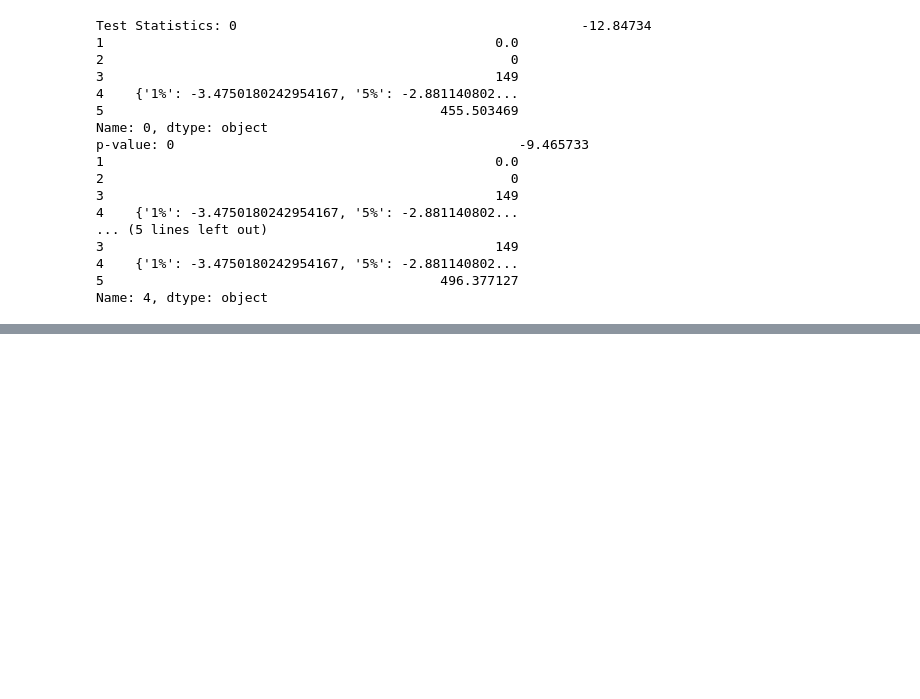
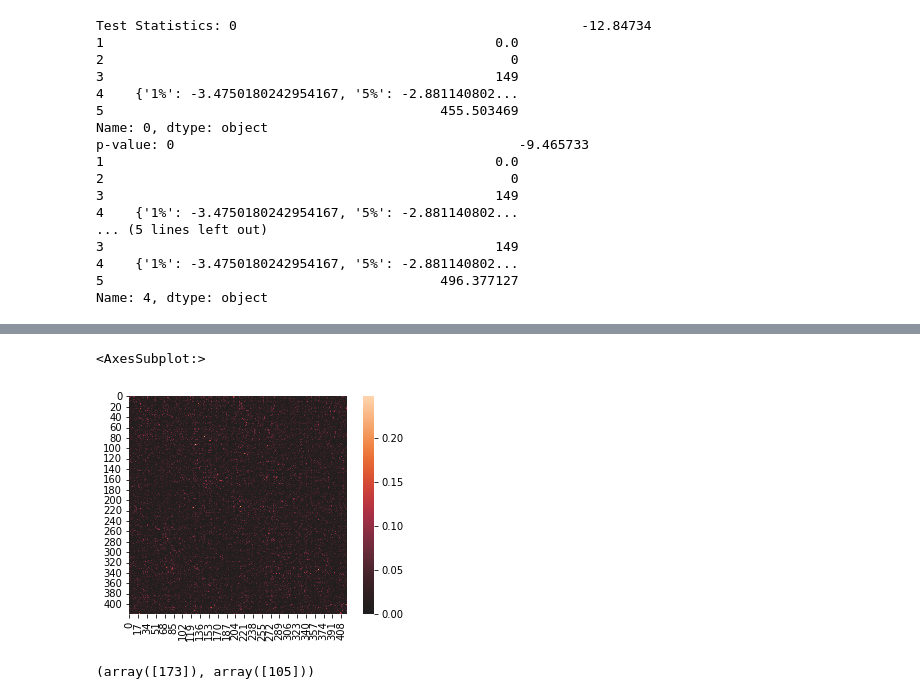
Before and after one commit to ytrewq271828/YAD_STAGIN, a Jupyter notebook: examples/granger_causality.ipynb, the cells around one changed output, grey strips where cells are left out. Cells and saved outputs as stored; diff of their text form; code cells hidden in the pictures; blank space fills up the shorter version.

```diff
--- a/examples/granger_causality.ipynb
+++ b/examples/granger_causality.ipynb
@@ -6,6 +6,6 @@ import numpy as np
 import pandas as pd
 sys.path.append('/u4/surprise/YAD_STAGIN')
 from dataset import DatasetHCPRest, DatasetYADRest
-yad_ds = DatasetYADRest(resample=True)
+yad_ds = DatasetYADRest()
 # %% [output]
 [DatasetYADRest.__init__] YAD_schaefer400_sub19.pth is loaded.
@@ -77,15 +57,9 @@ import nitime
 import nitime.analysis as nta
 import nitime.timeseries as ts
 import nitime.utils as tsu
-from nitime.viz import drawmatrix_channels
-f_lb, f_ub = 0.02, 0.15
-pdata = yad_ds[0]['timeseries']
-time_series = ts.TimeSeries(pdata, sampling_interval=1.5)
-G = nta.GrangerAnalyzer(time_series, order=1)
-freq_idx_G = np.where((G.frequencies > f_lb) * (G.frequencies < f_ub))[0]
-C1 = nta.CoherenceAnalyzer(time_series)
-C2 = nta.CorrelationAnalyzer(time_series)
-freq_idx_C = np.where((C1.frequencies > f_lb) * (C1.frequencies < f_ub))[0]
-coh = np.mean(C1.coherence[:, :, freq_idx_C], -1)  # Averaging on the last dimension
-g1 = np.mean(G.causality_xy[:, :, freq_idx_G], -1)
-fig01 = drawmatrix_channels(coh, size=[10., 10.], color_anchor=0)
+
+TR = 1.5
+f_lb, f_ub = 0.02, 0.6
+data = yad_ds[0]['timeseries']
+#pdata = tsu.percent_change(data)
+time_series = ts.TimeSeries(data, sampling_interval=TR)
@@ -94,0 +66,18 @@ NameError: name 'coh' is not defined
+# %%
+
+G = nta.GrangerAnalyzer(time_series)
+freq_idx_G = np.where((G.frequencies > f_lb) * (G.frequencies < f_ub))[0]
+g1 = np.mean(G.causality_xy[:, :, freq_idx_G], -1)
+g2 = np.mean(G.causality_yx[:, :, freq_idx_G], -1)
+#Coh = nta.CoherenceAnalyzer(time_series)
+#Cor = nta.CorrelationAnalyzer(time_series)
+# %%
+gc_mtx = np.nan_to_num(g1,0).T+np.nan_to_num(g2,0)
+sns.heatmap(gc_mtx, square=True, center=0)
+# %% [output]
+<AxesSubplot:>
+[figure, added]
+# %%
+np.where(gc_mtx==np.max(gc_mtx))
+# %% [output]
+(array([173]), array([105]))
```
Also changed, not shown: parts of 13 cells of this notebook, 13 other files.
